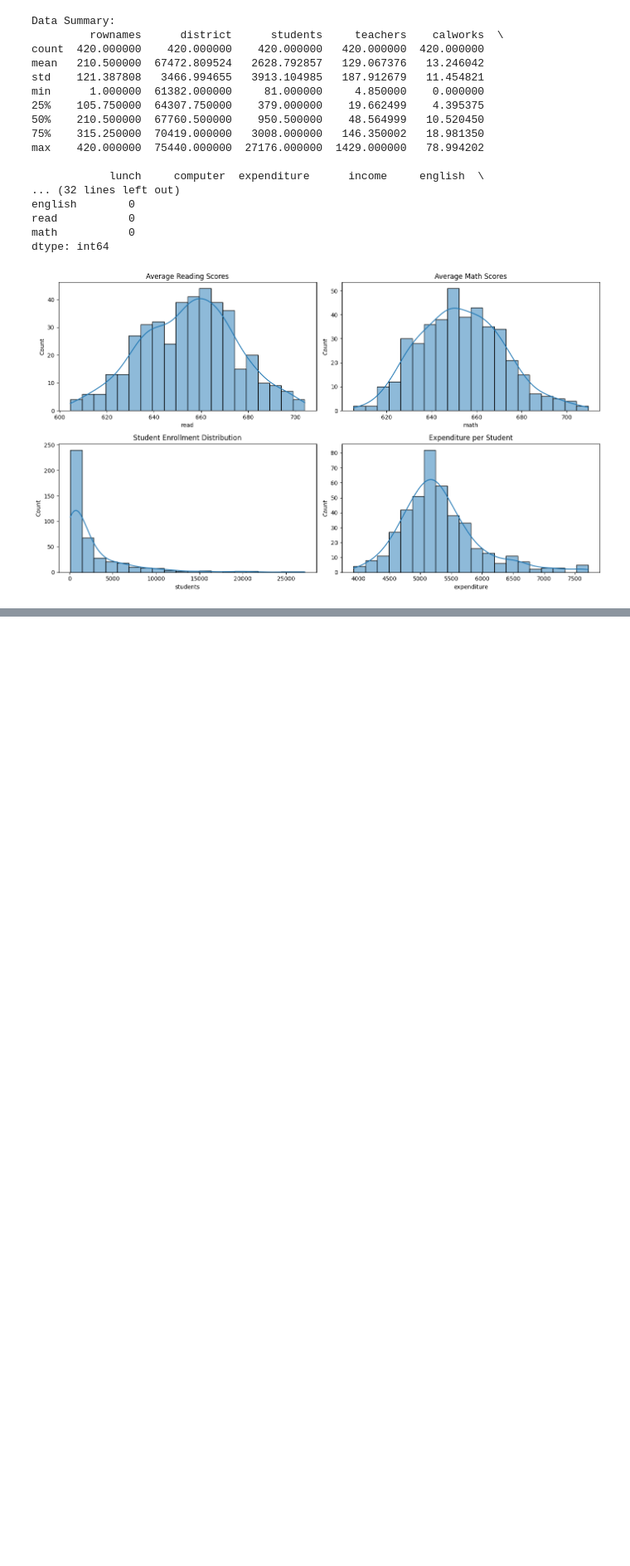
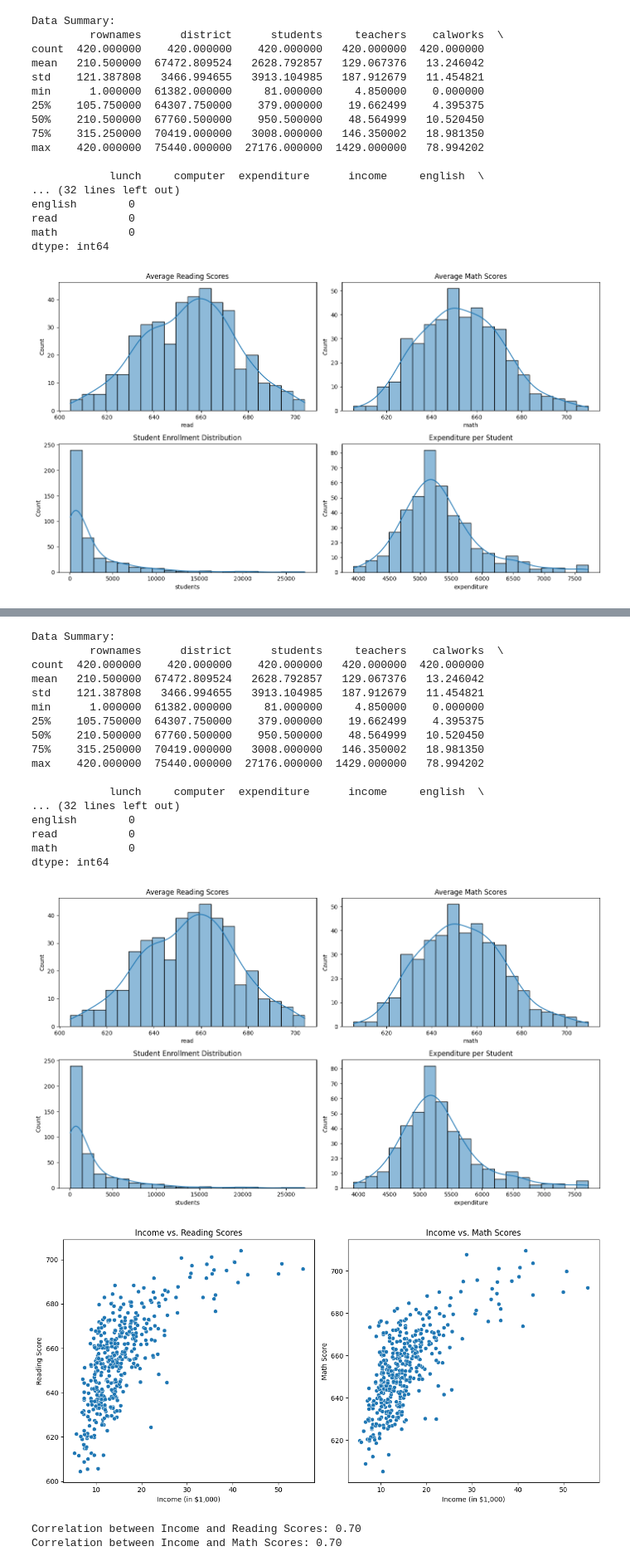
Before and after one commit to nidhiladda/RStudio-Supervised-and-Unsupervised-Modeling, a Jupyter notebook: CASchools.ipynb, the cells around one changed output, grey strips where cells are left out. Shown: that part at 83% size. Cells and saved outputs as stored; diff of their text form; code cells hidden in the pictures; blank space fills up the shorter version.

```diff
--- a/CASchools.ipynb
+++ b/CASchools.ipynb
@@ -78,0 +76,63 @@ dtype: int64
+# %%
+# Analyze Income vs. Scores
+def analyze_income_vs_scores(df):
+    plt.figure(figsize=(12, 6))
+
+    # Scatter plot for Income vs. Reading Scores
+    plt.subplot(1, 2, 1)
+    sns.scatterplot(data=df, x='income', y='read')
+    plt.title('Income vs. Reading Scores')
+    plt.xlabel('Income (in $1,000)')
+    plt.ylabel('Reading Score')
+
+    # Scatter plot for Income vs. Math Scores
+    plt.subplot(1, 2, 2)
+    sns.scatterplot(data=df, x='income', y='math')
+    plt.title('Income vs. Math Scores')
+    plt.xlabel('Income (in $1,000)')
+    plt.ylabel('Math Score')
+
+    plt.tight_layout()
+    plt.show()
+
+    # Calculate and print correlation coefficients
+    corr_read = df['income'].corr(df['read'])
+    corr_math = df['income'].corr(df['math'])
+    print(f"Correlation between Income and Reading Scores: {corr_read:.2f}")
+    print(f"Correlation between Income and Math Scores: {corr_math:.2f}")
+
+# Main function
+def main():
+    # Analyze the data
+    analyze_data(df)
+
+    # Plot the data
+    plot_data(df)
+
+    # Analyze income vs. scores
+    analyze_income_vs_scores(df)
+
+if __name__ == "__main__":
+    main()
+# %% [output]
+Data Summary:
+         rownames      district      students     teachers    calworks  \
+count  420.000000    420.000000    420.000000   420.000000  420.000000
+mean   210.500000  67472.809524   2628.792857   129.067376   13.246042
+std    121.387808   3466.994655   3913.104985   187.912679   11.454821
+min      1.000000  61382.000000     81.000000     4.850000    0.000000
+25%    105.750000  64307.750000    379.000000    19.662499    4.395375
+50%    210.500000  67760.500000    950.500000    48.564999   10.520450
+75%    315.250000  70419.000000   3008.000000   146.350002   18.981350
+max    420.000000  75440.000000  27176.000000  1429.000000   78.994202
+
+            lunch     computer  expenditure      income     english  \
+... (32 lines left out)
+english        0
+read           0
+math           0
+dtype: int64
+[figure, added]
+[figure, added]
+Correlation between Income and Reading Scores: 0.70
+Correlation between Income and Math Scores: 0.70
```
Also changed, not shown: parts of 1 cell of this notebook.
